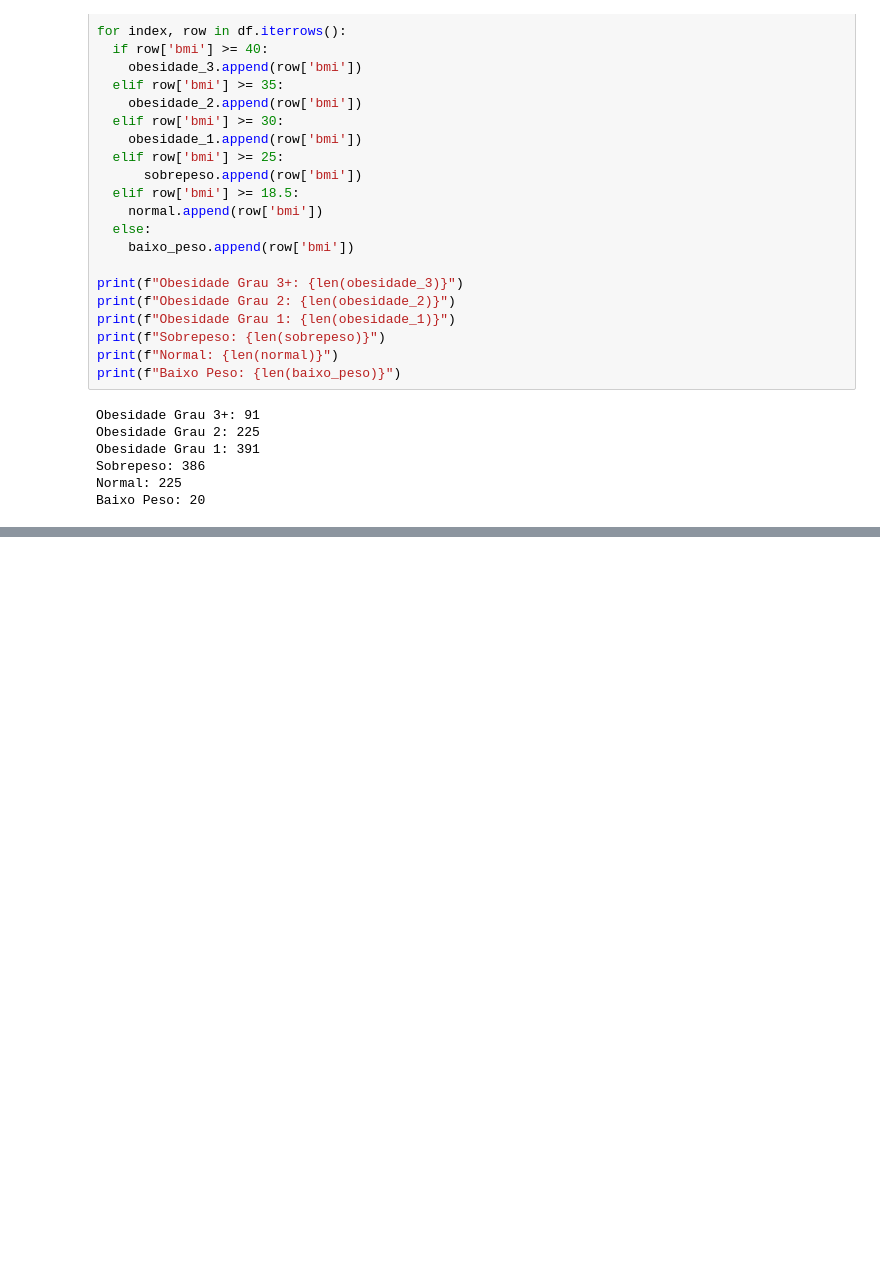
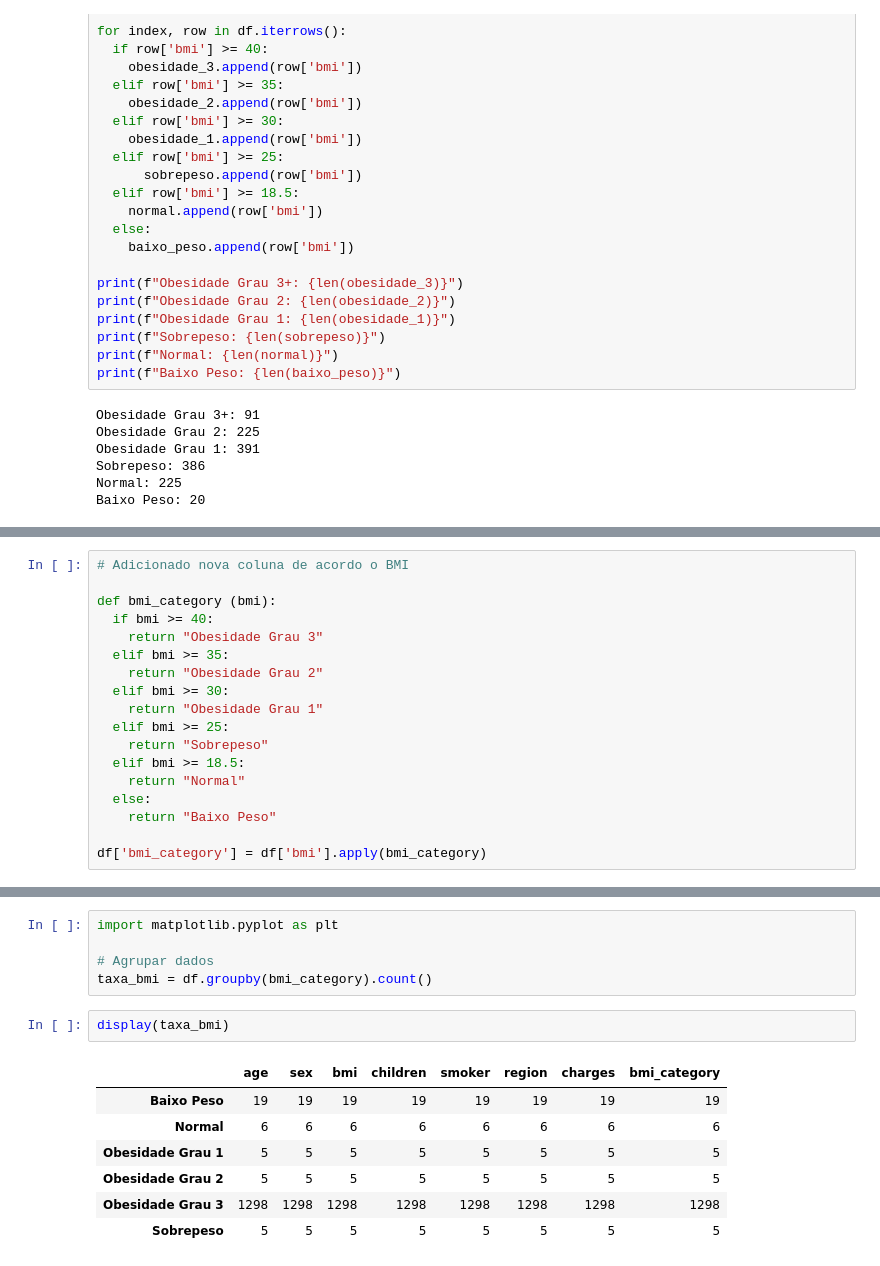
Before and after one commit to fabiobaroliveira/analise_exploratoria_de_dados, a Jupyter notebook: projeto_seguradora/analise_exploratoria_seguro_saude.ipynb, the cells around one changed output, grey strips where cells are left out. Saved outputs shown, nothing was run; the diff lists cells and outputs as text; blank space fills up the shorter version.

```diff
--- a/projeto_seguradora/analise_exploratoria_seguro_saude.ipynb
+++ b/projeto_seguradora/analise_exploratoria_seguro_saude.ipynb
@@ -267,0 +275,18 @@ Baixo Peso: 20
+# %%
+# Adicionado nova coluna de acordo o BMI
+
+def bmi_category (bmi):
+  if bmi >= 40:
+    return "Obesidade Grau 3"
+  elif bmi >= 35:
+    return "Obesidade Grau 2"
+  elif bmi >= 30:
+    return "Obesidade Grau 1"
+  elif bmi >= 25:
+    return "Sobrepeso"
+  elif bmi >= 18.5:
+    return "Normal"
+  else:
+    return "Baixo Peso"
+
+df['bmi_category'] = df['bmi'].apply(bmi_category)
@@ -267,0 +302,15 @@ Baixo Peso: 20
+# %%
+import matplotlib.pyplot as plt
+
+# Agrupar dados
+taxa_bmi = df.groupby(bmi_category).count()
+# %%
+display(taxa_bmi)
+# %% [output]
+|  | age | sex | bmi | children | smoker | region | charges | bmi_category |
+| Baixo Peso | 19 | 19 | 19 | 19 | 19 | 19 | 19 | 19 |
+| Normal | 6 | 6 | 6 | 6 | 6 | 6 | 6 | 6 |
+| Obesidade Grau 1 | 5 | 5 | 5 | 5 | 5 | 5 | 5 | 5 |
+| Obesidade Grau 2 | 5 | 5 | 5 | 5 | 5 | 5 | 5 | 5 |
+| Obesidade Grau 3 | 1298 | 1298 | 1298 | 1298 | 1298 | 1298 | 1298 | 1298 |
+| Sobrepeso | 5 | 5 | 5 | 5 | 5 | 5 | 5 | 5 |
```
Also changed, not shown: parts of 3 cells of this notebook.
